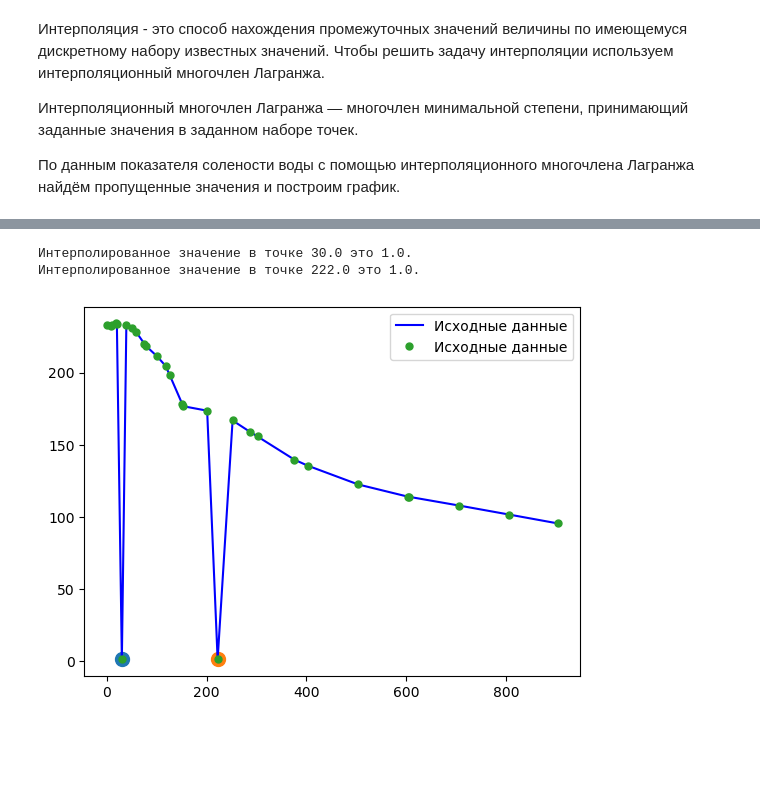
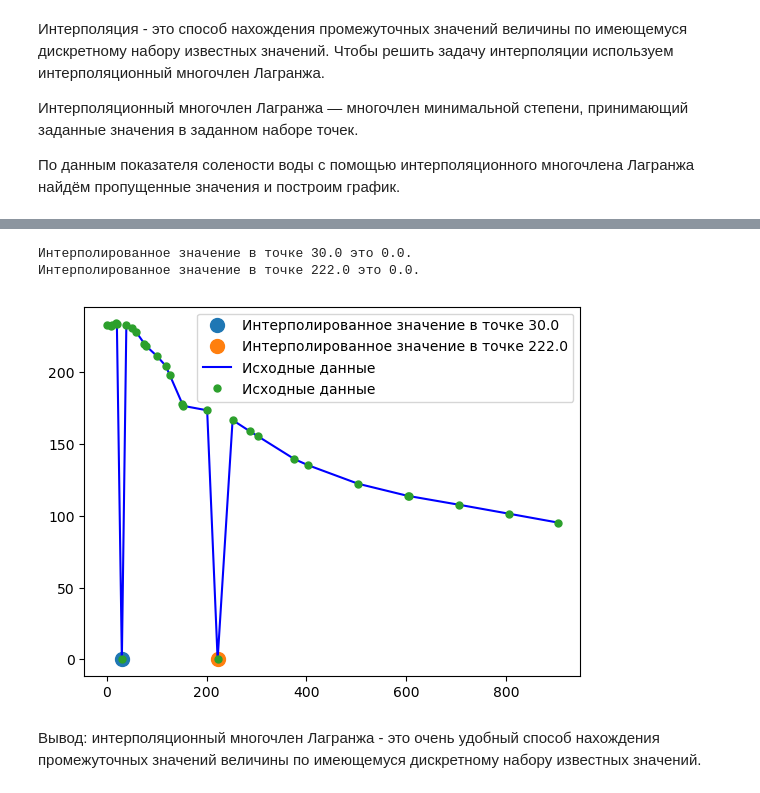
Before and after one commit to DaryaKorel/MSU-2023, a Jupyter notebook: Курсовая.ipynb, the cells around one changed output, grey strips where cells are left out. Saved outputs shown, nothing was run; the diff lists cells and outputs as text; code cells hidden in the pictures; blank space fills up the shorter version.

```diff
--- a/Курсовая.ipynb
+++ b/Курсовая.ipynb
@@ -51,35 +63,38 @@ print(file2.head())
 # %%
 import numpy as np
 import pandas as pd
 import matplotlib.pyplot as plt
 
 file2 = pd.read_excel('https://raw.githubusercontent.com/DaryaKorel/MSU-2023/main/Lagrange.xlsx')
 
 C = np.copy(file2)
 x = np.float64([i[1] for i in C])
 y = np.float64([i[0] for i in C])
 
 n = len(x)
 
 def lagrange(xp, yp):
-    for i in range(n):
-        p = 1
-        for j in range(n):
-            if i != j:
-                p = p * (xp - x[j])/(x[i] - x[j])
-    return yp == yp + p * y[i]
-
+    j = 0
+    i0 = 0
+    l = 1
+    while (j < n):
+        if i0 != j:
+            l = l * (xp - x[j])/(x[i0] - x[j])
+        j = j + 1
+    return l * y[i0]
 
 for i in range(n):
     if y[i] == 0:
-        y[i] = lagrange(x[i], y[i])
+        y = y + lagrange(x[i], y[i])
         print('Интерполированное значение в точке %.1f это %.1f.' % (x[i], y[i]))
-        f = plt.plot(x[i], y[i], 'o', markersize=10)
+        f = plt.plot(x[i], y[i], 'o', label = 'Интерполированное значение в точке ' + str(x[i]), markersize=10)
 
 f = plt.plot(x, y, 'b', x, y, 'o', label = 'Исходные данные', markersize=5)
 f = plt.legend()
 plt.show()
 # %% [output]
-Интерполированное значение в точке 30.0 это 1.0.
-Интерполированное значение в точке 222.0 это 1.0.
+Интерполированное значение в точке 30.0 это 0.0.
+Интерполированное значение в точке 222.0 это 0.0.
-[figure, old version]
+[figure, new version]
+# %% [markdown]
+Вывод: интерполяционный многочлен Лагранжа - это очень удобный способ нахождения промежуточных значений величины по имеющемуся дискретному набору известных значений.
```
Also changed, not shown: parts of 1 cell of this notebook.
